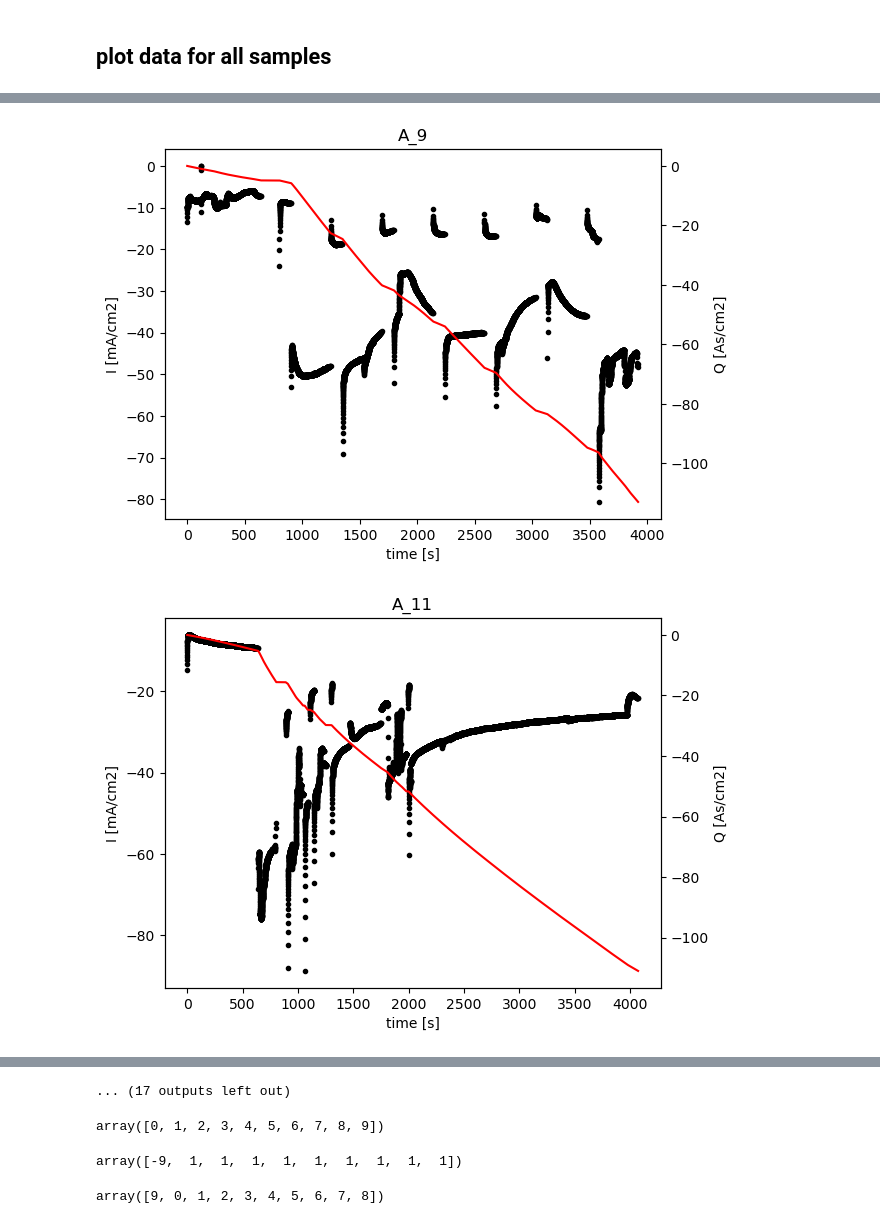
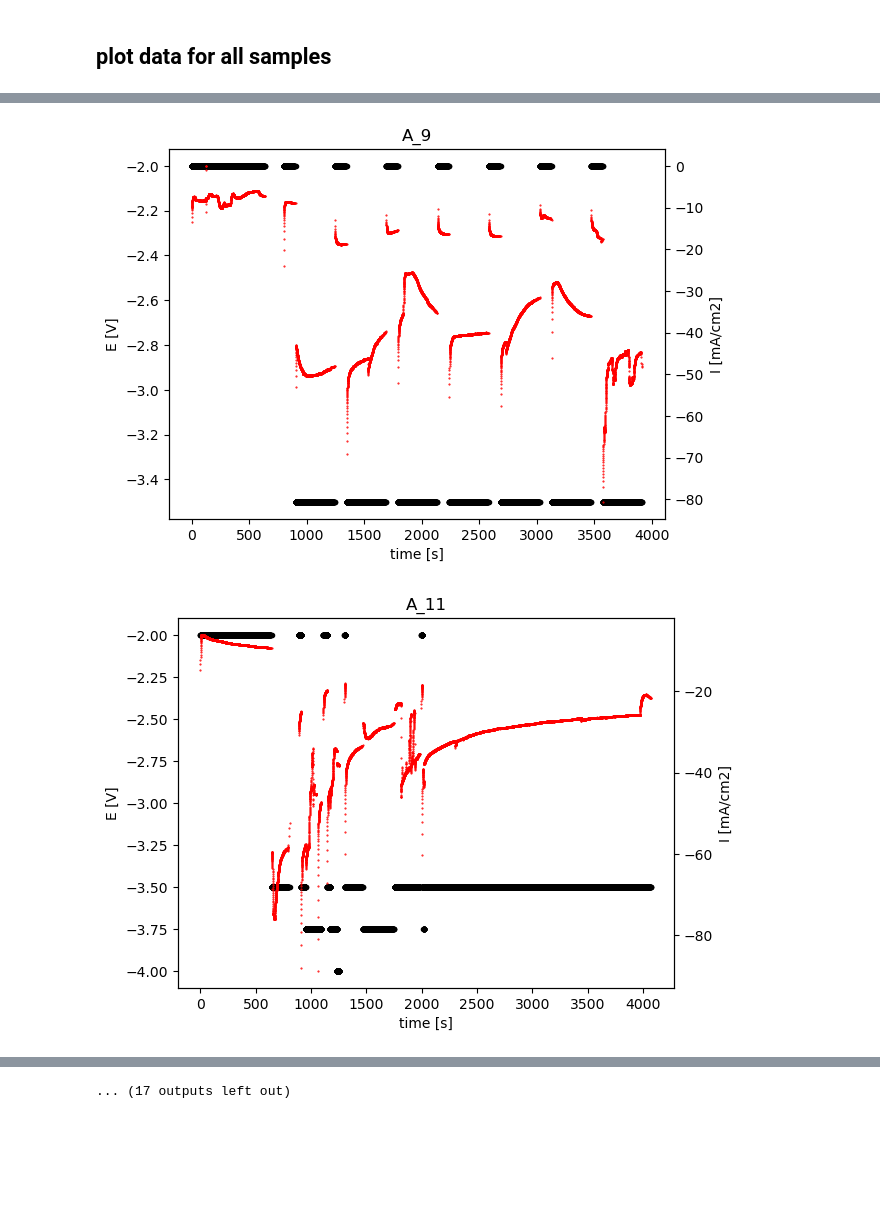
Before and after one commit to Pescatore23/coely_postmortem, a Jupyter notebook: EC_overview.ipynb, the cells around one changed output, grey strips where cells are left out. Cells and saved outputs as stored; diff of their text form; code cells hidden in the pictures; blank space fills up the shorter version.

```diff
--- a/EC_overview.ipynb
+++ b/EC_overview.ipynb
@@ -139,13 +139,13 @@ for ser in series:
         data = xr.load_dataset(ncpath)
         fig, ax = plt.subplots()
         x_label = 'time'
-        y1_label = 'I'
-        y2_label = 'Q'
+        y1_label = 'E'
+        y2_label = 'I'
         ax.plot(data[x_label], data[y1_label], 'k.')
         ax.set_xlabel(x_label+' ['+data[x_label].attrs['unit']+']')
         ax.set_ylabel(y1_label+' ['+data[y1_label].attrs['unit']+']')
         ax2 = ax.twinx()
-        ax2.plot(data[x_label], data[y2_label], 'r')
+        ax2.plot(data[x_label], data[y2_label], 'r.', markersize=1)
         ax2.set_ylabel(y2_label+' ['+data[y2_label].attrs['unit']+']')
         plt.title(sample)
 # %% [output]
@@ -157,2 +157,2 @@ for ser in series:
-[figure, old version]
+[figure, new version]
-[figure, old version]
+[figure, new version]
@@ -167,12 +164,0 @@ test = np.arange(10)
-# %%
-test
-# %% [output]
-array([0, 1, 2, 3, 4, 5, 6, 7, 8, 9])
-# %%
-test - np.roll(test, 1)
-# %% [output]
-array([-9,  1,  1,  1,  1,  1,  1,  1,  1,  1])
-# %%
-np.roll(test, 1)
-# %% [output]
-array([9, 0, 1, 2, 3, 4, 5, 6, 7, 8])
```
Also changed, not shown: parts of 2 cells of this notebook, 1 other file.
